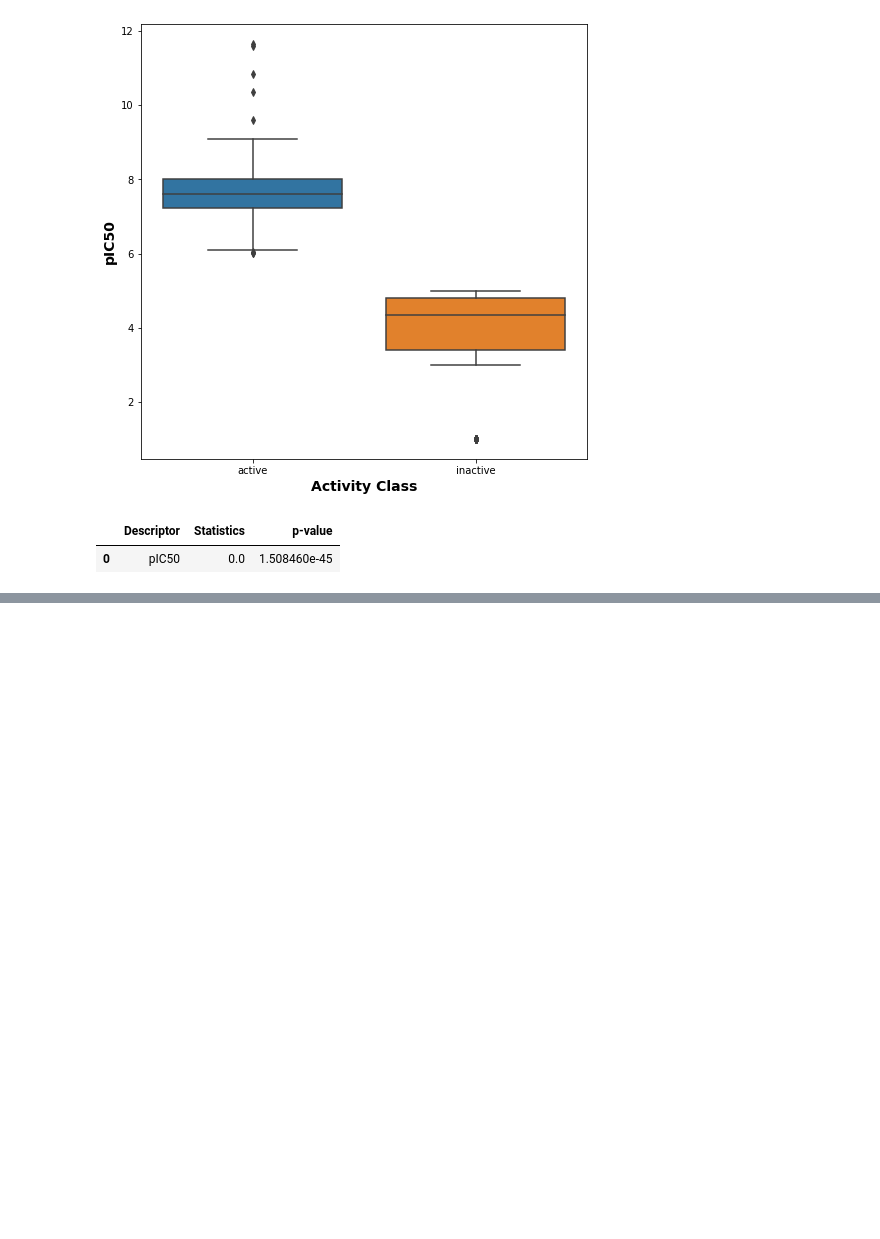
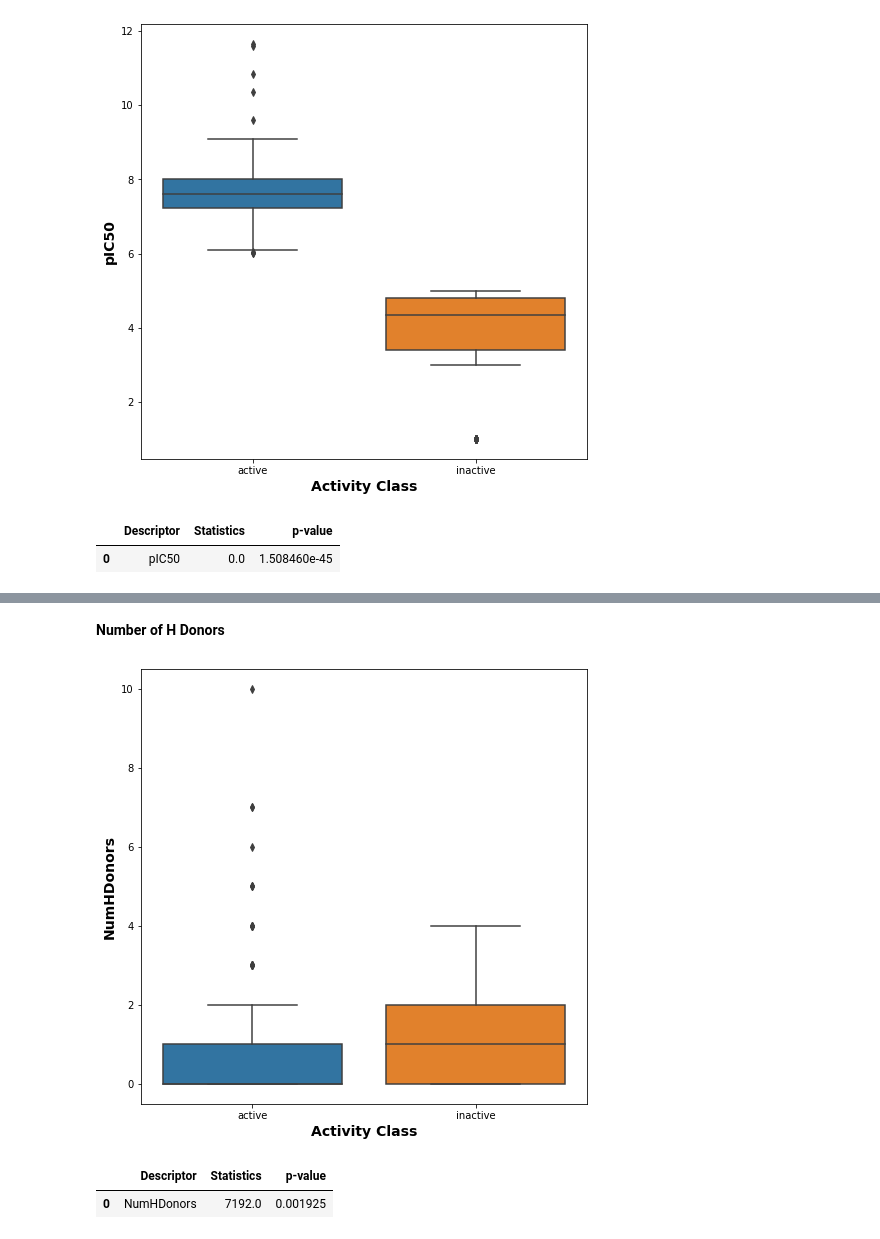
Before and after one commit to mehdimerbah/CompDrugDiscovery, a Jupyter notebook: EDA_Normalization.ipynb, the cells around one changed output, grey strips where cells are left out. Cells and saved outputs as stored; diff of their text form; code cells hidden in the pictures; blank space fills up the shorter version.

```diff
--- a/EDA_Normalization.ipynb
+++ b/EDA_Normalization.ipynb
@@ -298,0 +328,11 @@ run_mannwhitney('pIC50')
+# %% [markdown]
+**Number of H Donors**
+# %%
+get_boxplot('NumHDonors')
+# %% [output]
+[figure, added]
+# %%
+run_mannwhitney('NumHDonors')
+# %% [output]
+|  | Descriptor | Statistics | p-value |
+| 0 | NumHDonors | 7192.0 | 0.001925 |
```
Also changed, not shown: parts of 11 cells of this notebook.
